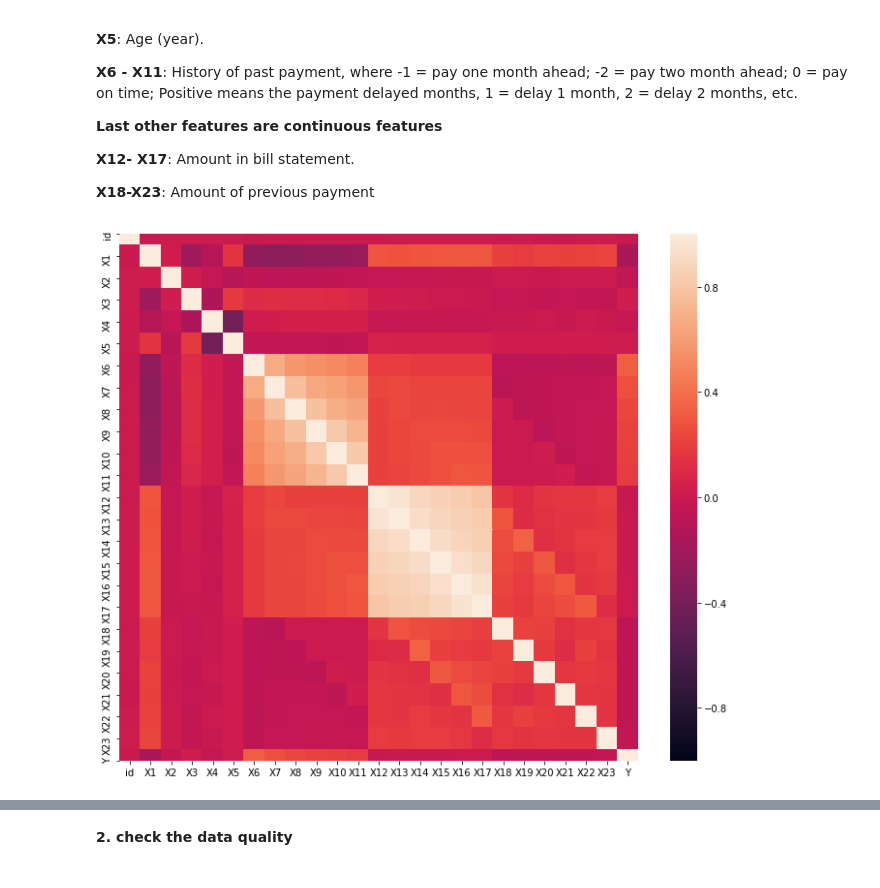
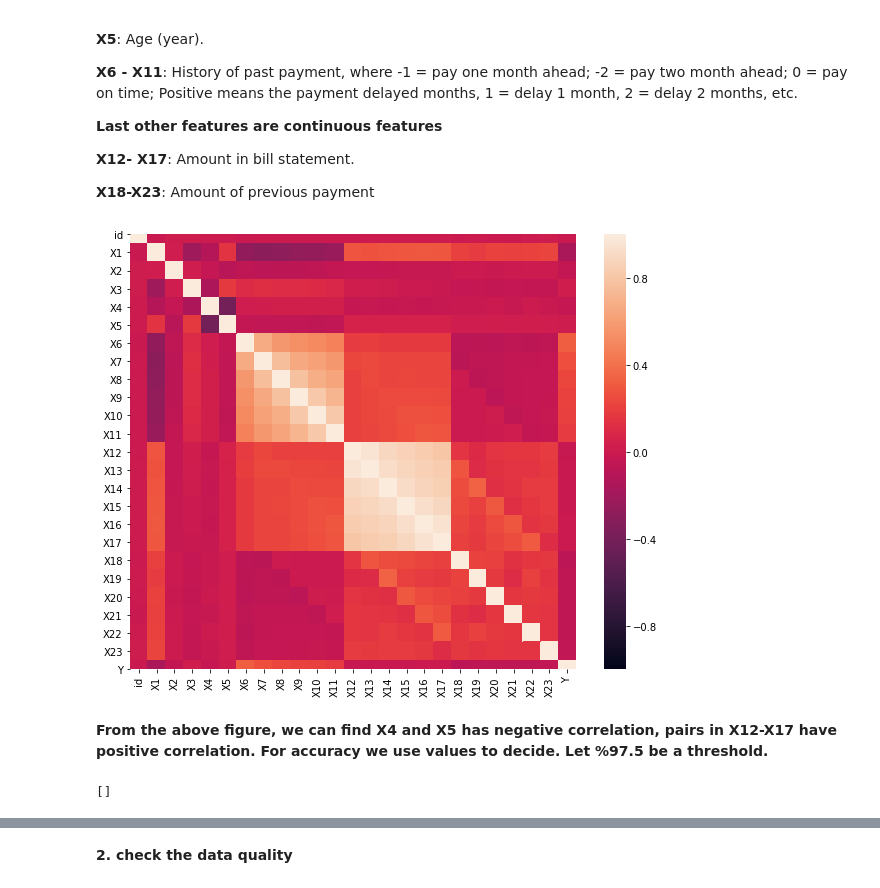
Before and after one commit to robinsxdgi/Machine-Learning, a Jupyter notebook: Bank-Fraud-Detection/Bank-Fraud-Detection.ipynb, the cells around one changed output, grey strips where cells are left out. Cells and saved outputs as stored; diff of their text form; code cells hidden in the pictures.

```diff
--- a/Bank-Fraud-Detection/Bank-Fraud-Detection.ipynb
+++ b/Bank-Fraud-Detection/Bank-Fraud-Detection.ipynb
@@ -149,8 +151,10 @@ dtype: int64
 **X18-X23**: Amount of previous payment
 # %%
 # Check the correlations (it doesn't hurt to include all, since they are all ingeters)
-plt.figure(figsize=(12,10))
-sns.heatmap(train.corr(),vmin=-1, vmax=1)
+plt.figure(figsize=(10,8))
+sns.heatmap(train.corr(), vmin=-1, vmax=1)
 plt.show()
 # %% [output]
-[figure, old version]
+[figure, new version]
+# %% [markdown]
+**From the above figure, we can find X4 and X5 has negative correlation, pairs in X12-X17 have positive correlation. For accuracy we use values to decide. Let %97.5 be a threshold.**
@@ -156,0 +165,6 @@ plt.show()
+# %%
+# column indices with abs correlation larger than the threshold.
+dropcols_index = [j for j in range(len(df_corr_upper.columns)) if any(df_corr_upper.iloc[:,j] > 0.975)]
+dropcols_index
+# %% [output]
+[]
```
Also changed, not shown: parts of 13 cells of this notebook.
